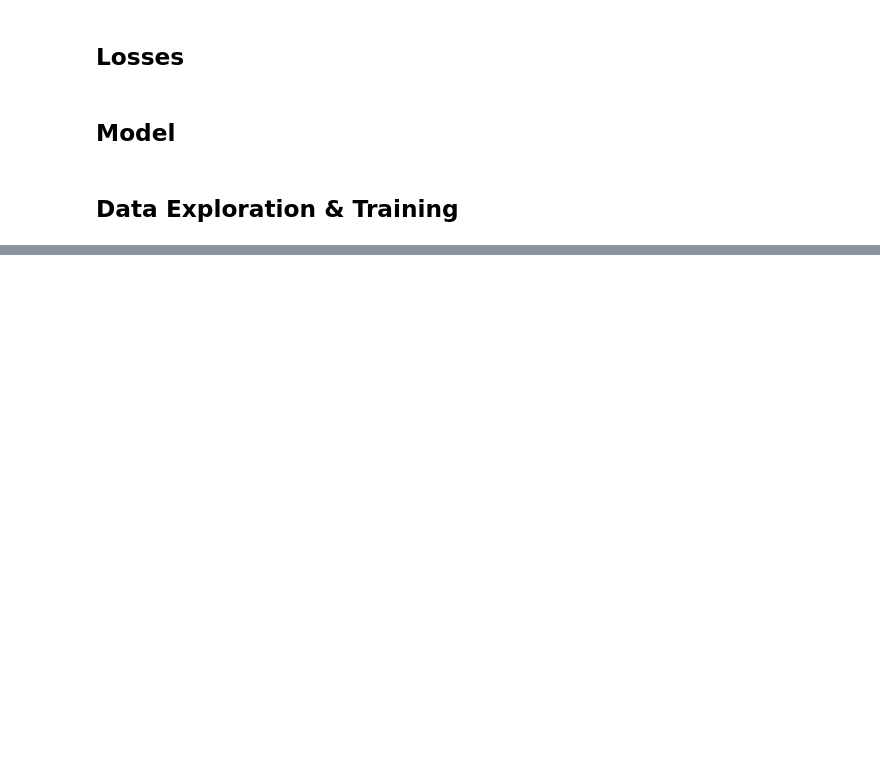
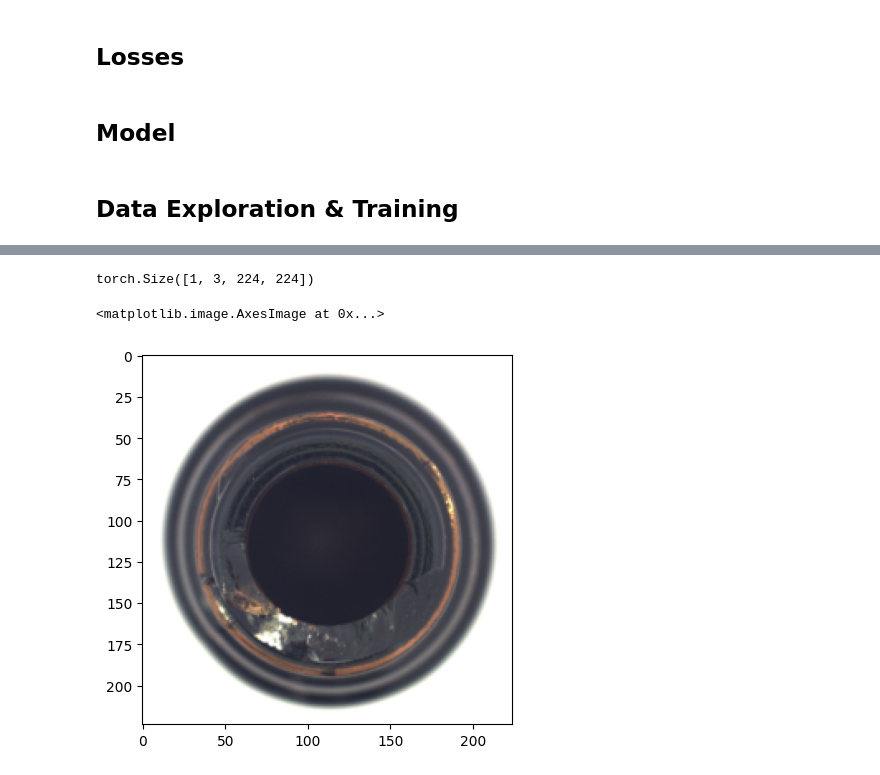
Before and after one commit to dario-loi/ReConPatch-torch, a Jupyter notebook: ReConPatch.ipynb, the cells around one changed output, grey strips where cells are left out. Saved outputs shown, nothing was run; the diff lists cells and outputs as text; code cells hidden in the pictures; blank space fills up the shorter version.

```diff
--- a/ReConPatch.ipynb
+++ b/ReConPatch.ipynb
@@ -819,0 +981,16 @@ mem_bank = torch.tensor(mem_bank)
+# %%
+it = iter(test_loader)
+# %%
+x, y, z = next(it)
+# %%
+defective = x[0].unsqueeze(0)
+# %%
+defective.shape
+# %% [output]
+torch.Size([1, 3, 224, 224])
+# %%
+# show
+plt.imshow(defective[0].permute(1, 2, 0).cpu().numpy())
+# %% [output]
+<matplotlib.image.AxesImage at 0x...>
+[figure, added]
```
Also changed, not shown: parts of 29 cells of this notebook.
